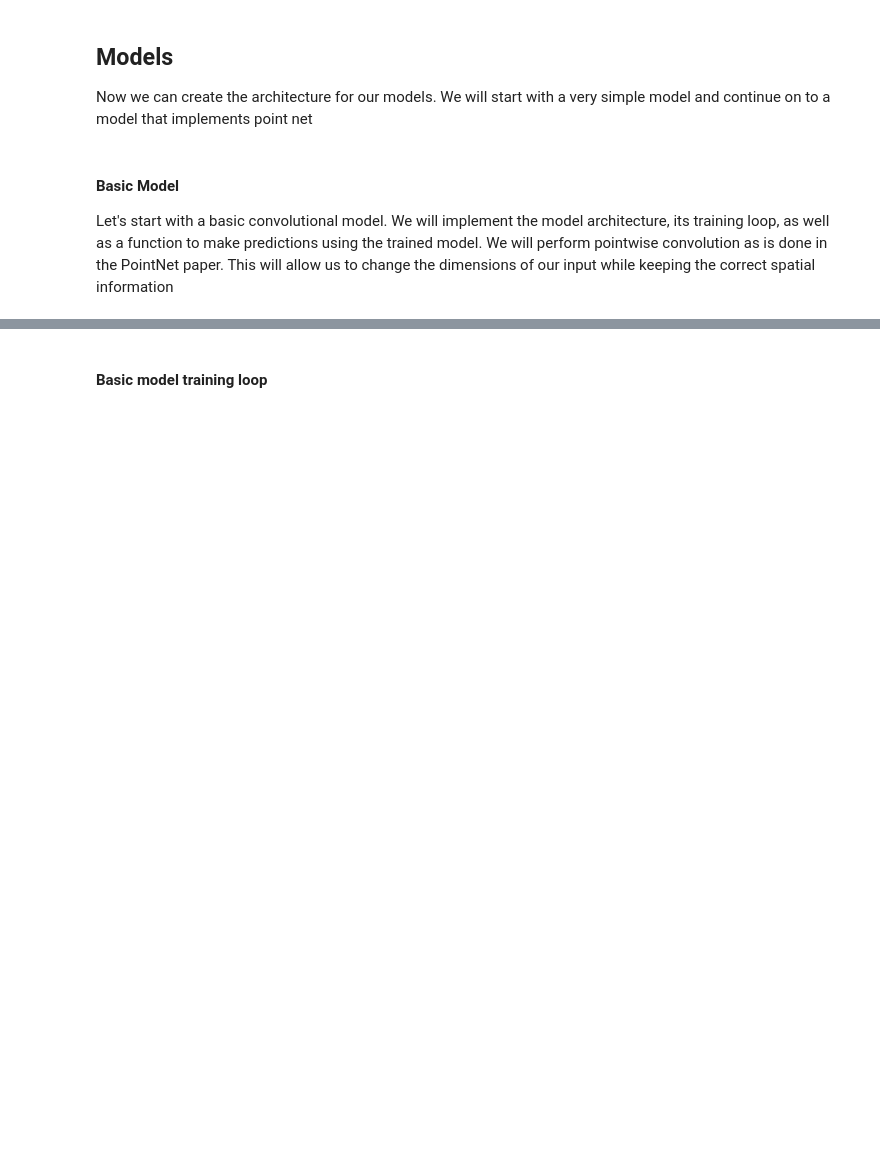
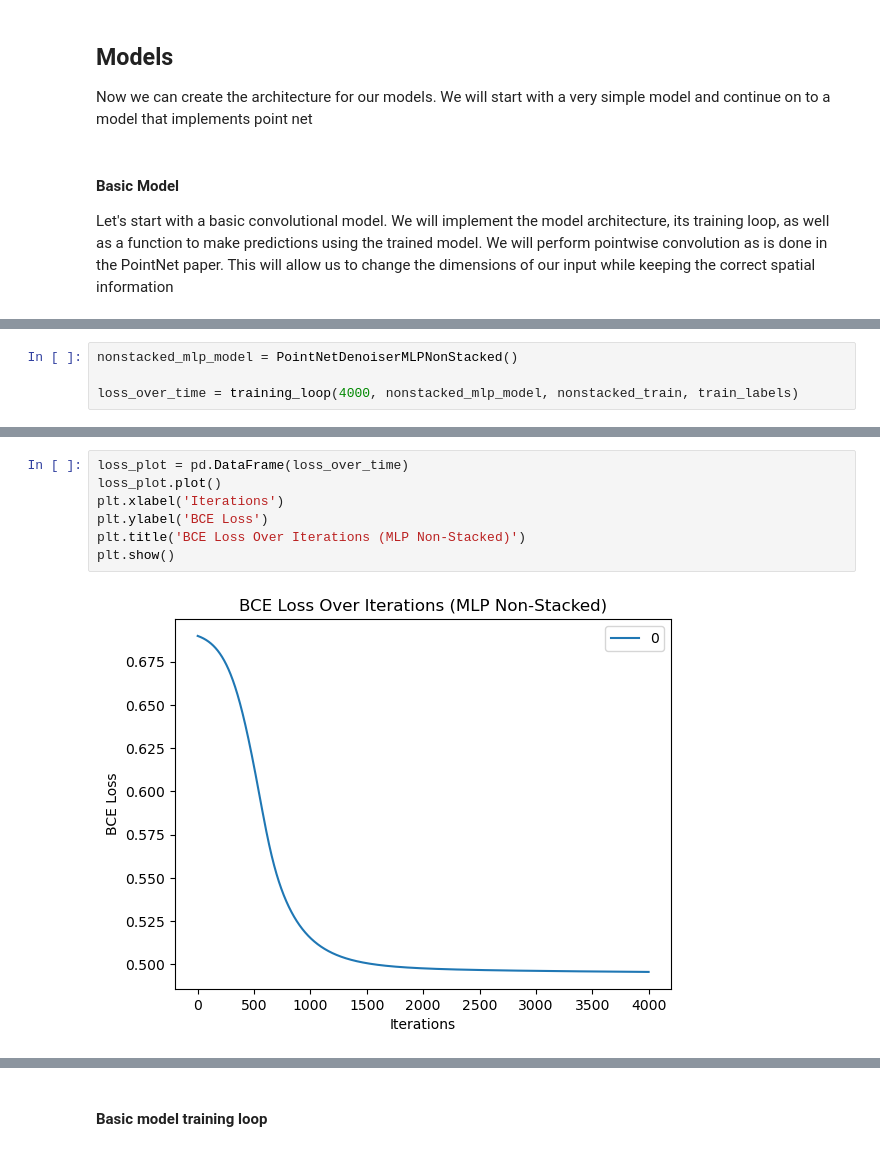
Before and after one commit to JoeWilder/DenoiseNet, a Jupyter notebook: denoisenet2.ipynb, the cells around one changed output, grey strips where cells are left out. Saved outputs shown, nothing was run; the diff lists cells and outputs as text; blank space fills up the shorter version.

```diff
--- a/denoisenet2.ipynb
+++ b/denoisenet2.ipynb
@@ -539,0 +750,4 @@ Let's start with a basic convolutional model. We will implement the model archit
+# %%
+nonstacked_mlp_model = PointNetDenoiserMLPNonStacked()
+
+loss_over_time = training_loop(4000, nonstacked_mlp_model, nonstacked_train, train_labels)
@@ -539,0 +772,9 @@ Let's start with a basic convolutional model. We will implement the model archit
+# %%
+loss_plot = pd.DataFrame(loss_over_time)
+loss_plot.plot()
+plt.xlabel('Iterations')
+plt.ylabel('BCE Loss')
+plt.title('BCE Loss Over Iterations (MLP Non-Stacked)')
+plt.show()
+# %% [output]
+[figure, added]
```
Also changed, not shown: parts of 25 cells of this notebook.
